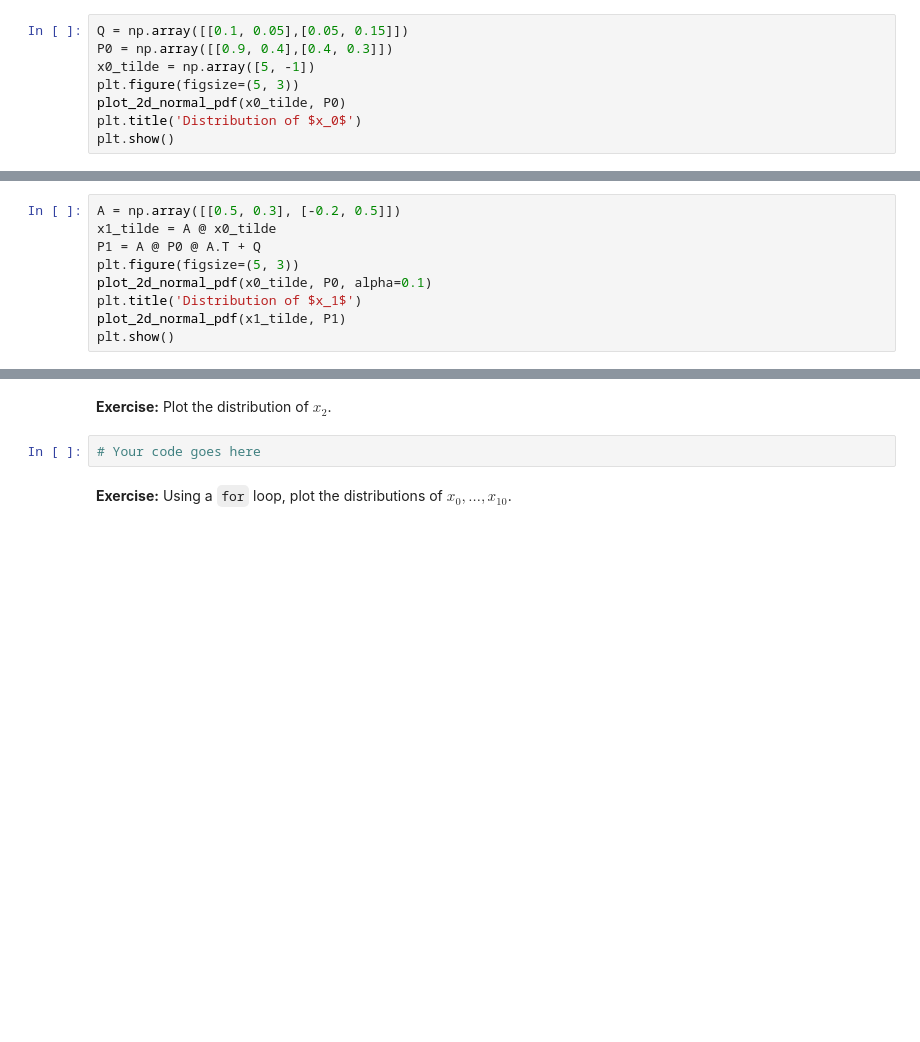
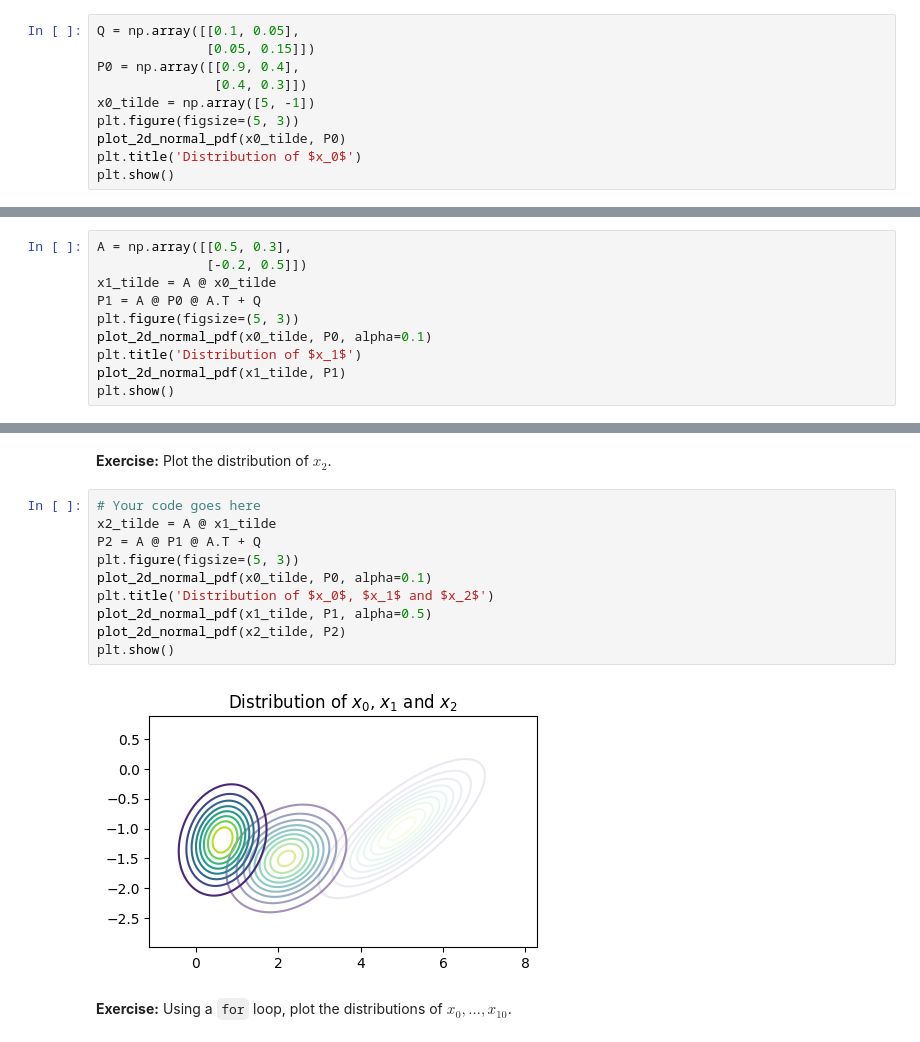
Before and after one commit to Gijinkstra/EstimationTheoryNotebooks, a Jupyter notebook: 2_kalman/1_gauss_markov.ipynb, the cells around one changed output, grey strips where cells are left out. Saved outputs shown, nothing was run; the diff lists cells and outputs as text; blank space fills up the shorter version.

```diff
--- a/2_kalman/1_gauss_markov.ipynb
+++ b/2_kalman/1_gauss_markov.ipynb
@@ -55,8 +55,10 @@ $$w_t \sim \mathcal{N}\left(0, \begin{bmatrix}0.10& 0.05\\ 0.05& 0.15\end{bmatri
 and the initial condition
 $$x_0\sim\mathcal{N}\left(\begin{bmatrix}\phantom{-}5\\ -1\end{bmatrix}, \begin{bmatrix}0.9 & 0.4\\0.4& 0.3\end{bmatrix}\right).$$
 # %%
-Q = np.array([[0.1, 0.05],[0.05, 0.15]])
-P0 = np.array([[0.9, 0.4],[0.4, 0.3]])
+Q = np.array([[0.1, 0.05],
+              [0.05, 0.15]])
+P0 = np.array([[0.9, 0.4],
+               [0.4, 0.3]])
 x0_tilde = np.array([5, -1])
 plt.figure(figsize=(5, 3))
 plot_2d_normal_pdf(x0_tilde, P0)
@@ -69,7 +71,8 @@ We know that $\tilde{x}_1=A\tilde{x}_0$ and $P_1 = AP_0A^\intercal + Q$, and
 $$x_1 \sim \mathcal{N}(\tilde{x}_1, P_1).$$
 Let us compute $\tilde{x}_1$ and $P_1$ and then let's plot the pdf of $x_1$.
 # %%
-A = np.array([[0.5, 0.3], [-0.2, 0.5]])
+A = np.array([[0.5, 0.3],
+              [-0.2, 0.5]])
 x1_tilde = A @ x0_tilde
 P1 = A @ P0 @ A.T + Q
 plt.figure(figsize=(5, 3))
@@ -83,6 +86,16 @@ plt.show()
 **Exercise:** Plot the distribution of $x_2$.
 # %%
 # Your code goes here
+x2_tilde = A @ x1_tilde
+P2 = A @ P1 @ A.T + Q
+plt.figure(figsize=(5, 3))
+plot_2d_normal_pdf(x0_tilde, P0, alpha=0.1)
+plt.title('Distribution of $x_0$, $x_1$ and $x_2$')
+plot_2d_normal_pdf(x1_tilde, P1, alpha=0.5)
+plot_2d_normal_pdf(x2_tilde, P2)
+plt.show()
+# %% [output]
+[figure, added]
 # %% [markdown]
 **Exercise:** Using a `for` loop, plot the distributions of $x_0,\ldots, x_{10}$.
 # %%
```
Also changed, not shown: parts of 5 cells of this notebook, 3 other files.
